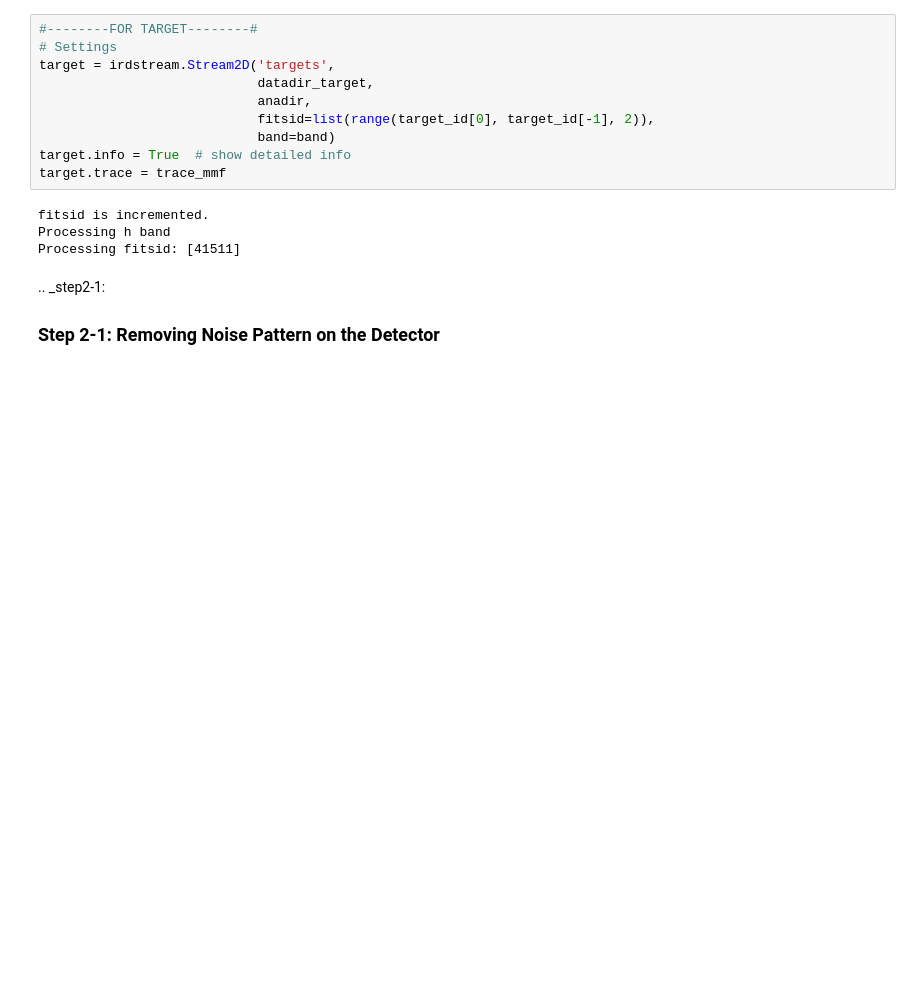
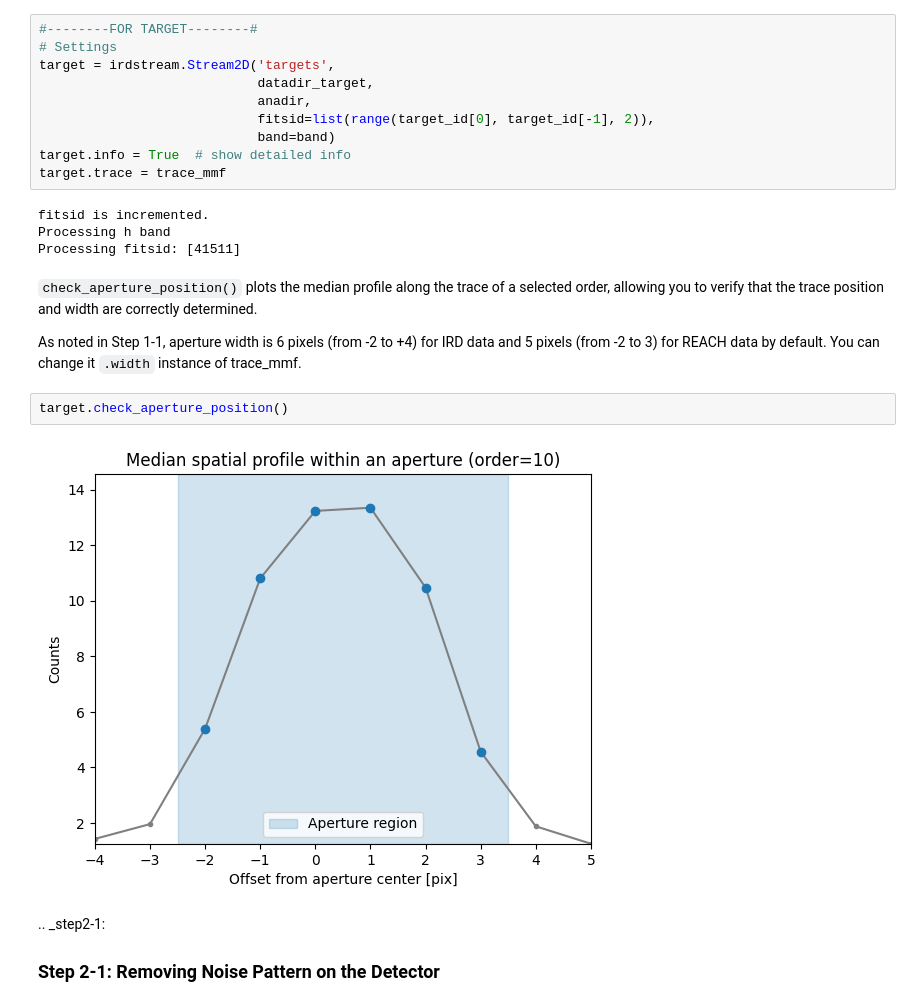
Before and after one commit to prvjapan/pyird, a Jupyter notebook: documents/tutorials/IRD_stream.ipynb, the cells around one changed output. Cells and saved outputs as stored; diff of their text form; blank space fills up the shorter version.

```diff
--- a/documents/tutorials/IRD_stream.ipynb
+++ b/documents/tutorials/IRD_stream.ipynb
@@ -294,6 +305,14 @@ target.trace = trace_mmf
 fitsid is incremented.
 Processing h band
 Processing fitsid: [41511]
+# %% [markdown]
+`check_aperture_position()` plots the median profile along the trace of a selected order, allowing you to verify that the trace position and width are correctly determined.
+
+As noted in Step 1-1, aperture width is 6 pixels (from -2 to +4) for IRD data and 5 pixels (from -2 to 3) for REACH data by default. You can change it `.width` instance of trace_mmf.
+# %%
+target.check_aperture_position()
+# %% [output]
+[figure, added]
 # %% [markdown]
 .. _step2-1:
 
```
Also changed, not shown: parts of 9 cells of this notebook, 7 other files.
